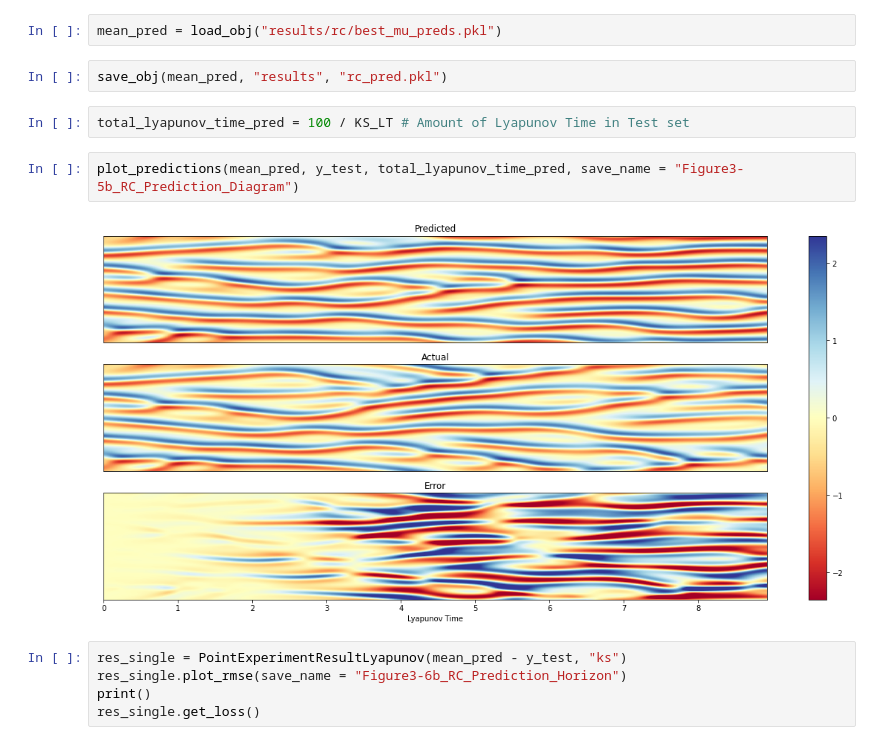
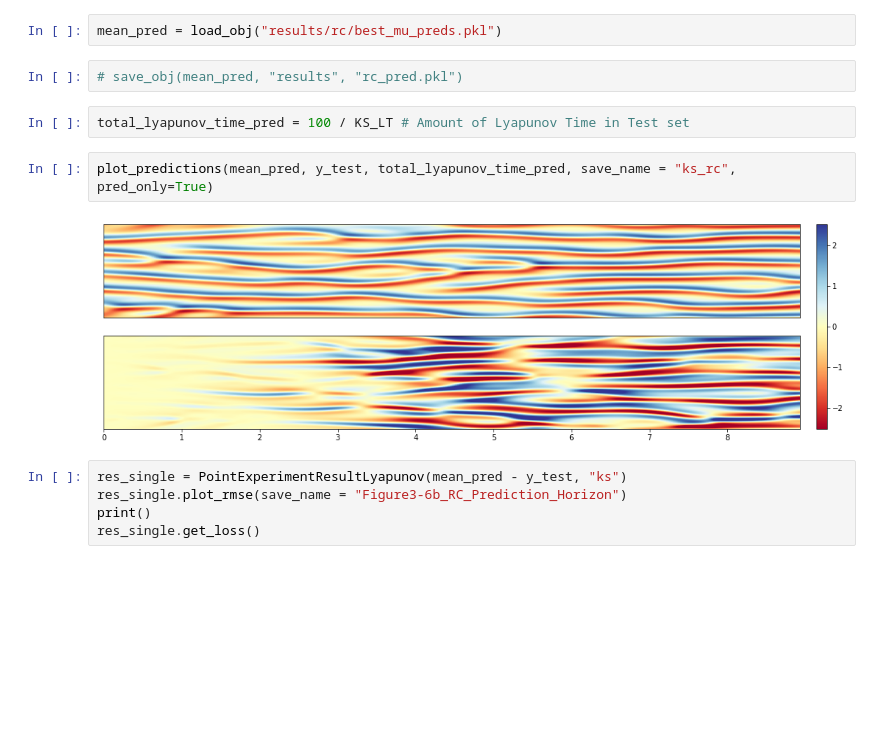
Before and after one commit to justlotw/Deep-Learning-Prediction-and-Uncertainty-Quantification-of-High-Dimensional-Time-Series-Data, a Jupyter notebook: 1_compare_pred/2_ks60/3_rc_ks60.ipynb, the cells around one changed output. Saved outputs shown, nothing was run; the diff lists cells and outputs as text; blank space fills up the shorter version.

```diff
--- a/1_compare_pred/2_ks60/3_rc_ks60.ipynb
+++ b/1_compare_pred/2_ks60/3_rc_ks60.ipynb
@@ -1202,13 +1202,13 @@ Free: 0 GiB
 # %%
 mean_pred = load_obj("results/rc/best_mu_preds.pkl")
 # %%
-save_obj(mean_pred, "results", "rc_pred.pkl")
+# save_obj(mean_pred, "results", "rc_pred.pkl")
 # %%
 total_lyapunov_time_pred = 100 / KS_LT # Amount of Lyapunov Time in Test set
 # %%
-plot_predictions(mean_pred, y_test, total_lyapunov_time_pred, save_name = "Figure3-5b_RC_Prediction_Diagram")
+plot_predictions(mean_pred, y_test, total_lyapunov_time_pred, save_name = "ks_rc", pred_only=True)
 # %% [output]
-[figure, old version]
+[figure, new version]
 # %%
 res_single = PointExperimentResultLyapunov(mean_pred - y_test, "ks")
 res_single.plot_rmse(save_name = "Figure3-6b_RC_Prediction_Horizon")
```
Also changed, not shown: 8 other files.
